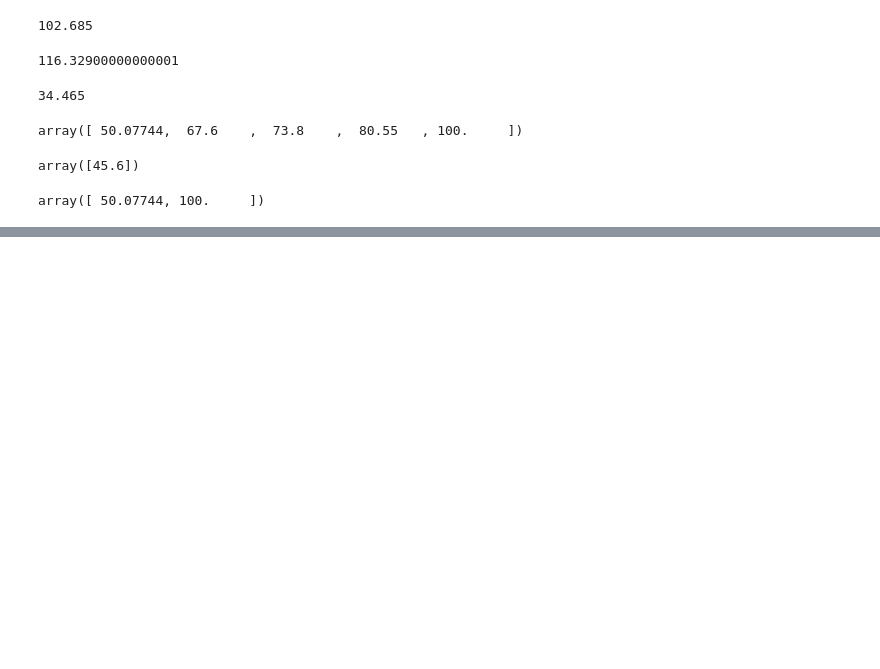
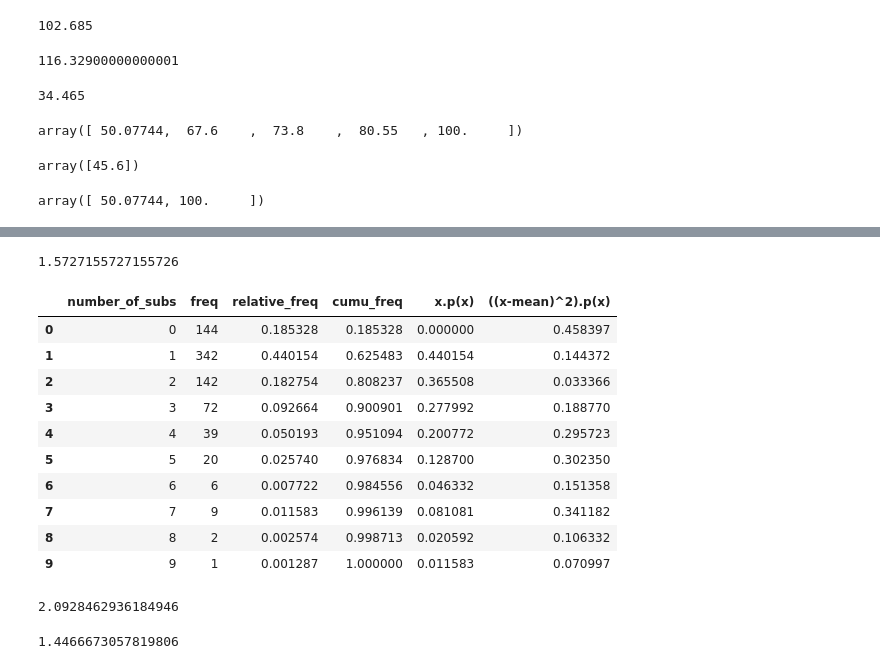
Before and after one commit to raj-shr-git/Statistics_live_classes, a Jupyter notebook: BioStats.ipynb, the cells around one changed output, grey strips where cells are left out. Cells and saved outputs as stored; diff of their text form; code cells hidden in the pictures; blank space fills up the shorter version.

```diff
--- a/BioStats.ipynb
+++ b/BioStats.ipynb
@@ -1202,0 +1267,2 @@ array([ 50.07744, 100.     ])
+# %%
+additive_substances['cumu_freq'] = additive_substances['relative_freq'].cumsum()
@@ -1202,0 +1283,2 @@ array([ 50.07744, 100.     ])
+# %%
+additive_substances['x.p(x)'] = additive_substances['number_of_subs'] * additive_substances['relative_freq']
@@ -1202,0 +1299,21 @@ array([ 50.07744, 100.     ])
+# %%
+additive_substances_mean = additive_substances['x.p(x)'].sum()
+additive_substances_mean
+# %% [output]
+1.5727155727155726
+# %%
+additive_substances['((x-mean)^2).p(x)'] = ((additive_substances['number_of_subs']-additive_substances_mean)**2)*additive_substances['relative_freq']
+# %%
+additive_substances
+# %% [output]
+|  | number_of_subs | freq | relative_freq | cumu_freq | x.p(x) | ((x-mean)^2).p(x) |
+| 0 | 0 | 144 | 0.185328 | 0.185328 | 0.000000 | 0.458397 |
+| 1 | 1 | 342 | 0.440154 | 0.625483 | 0.440154 | 0.144372 |
+| 2 | 2 | 142 | 0.182754 | 0.808237 | 0.365508 | 0.033366 |
+| 3 | 3 | 72 | 0.092664 | 0.900901 | 0.277992 | 0.188770 |
+| 4 | 4 | 39 | 0.050193 | 0.951094 | 0.200772 | 0.295723 |
+| 5 | 5 | 20 | 0.025740 | 0.976834 | 0.128700 | 0.302350 |
+| 6 | 6 | 6 | 0.007722 | 0.984556 | 0.046332 | 0.151358 |
+| 7 | 7 | 9 | 0.011583 | 0.996139 | 0.081081 | 0.341182 |
+| 8 | 8 | 2 | 0.002574 | 0.998713 | 0.020592 | 0.106332 |
+| 9 | 9 | 1 | 0.001287 | 1.000000 | 0.011583 | 0.070997 |
@@ -1202,0 +1322,4 @@ array([ 50.07744, 100.     ])
+# %%
+additive_substances_var
+# %% [output]
+2.0928462936184946
@@ -1202,0 +1328,4 @@ array([ 50.07744, 100.     ])
+# %%
+additive_substances_stddev
+# %% [output]
+1.4466673057819806
```
Also changed, not shown: parts of 18 cells of this notebook, 2 other files.
